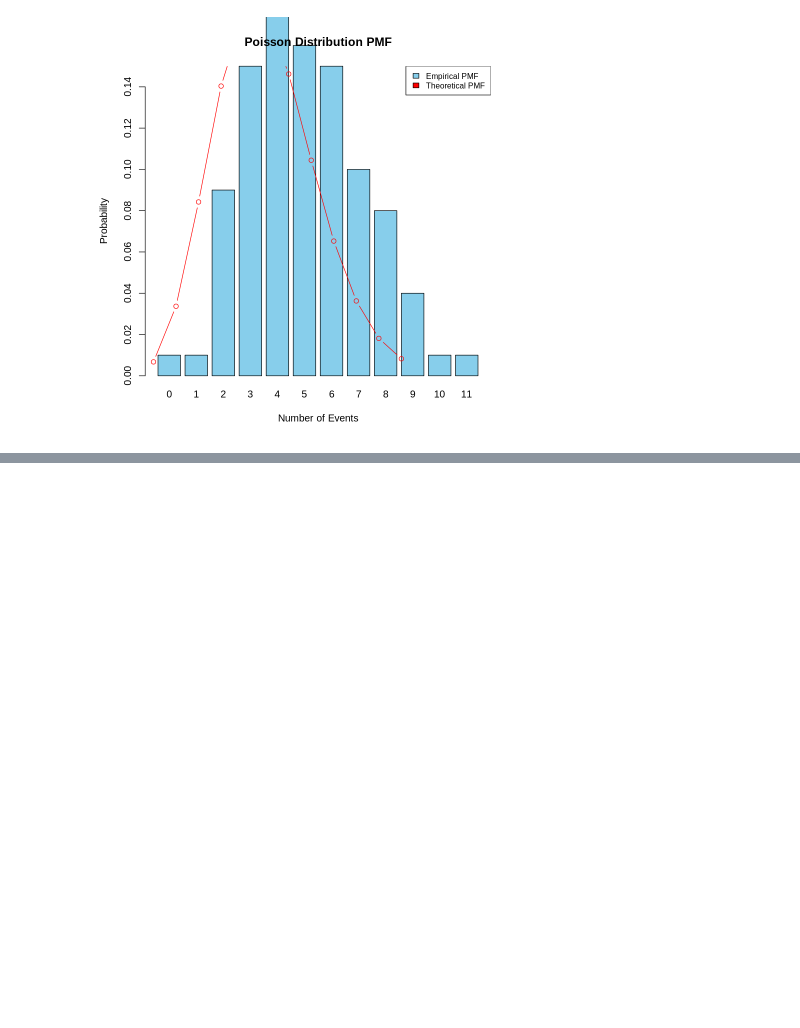
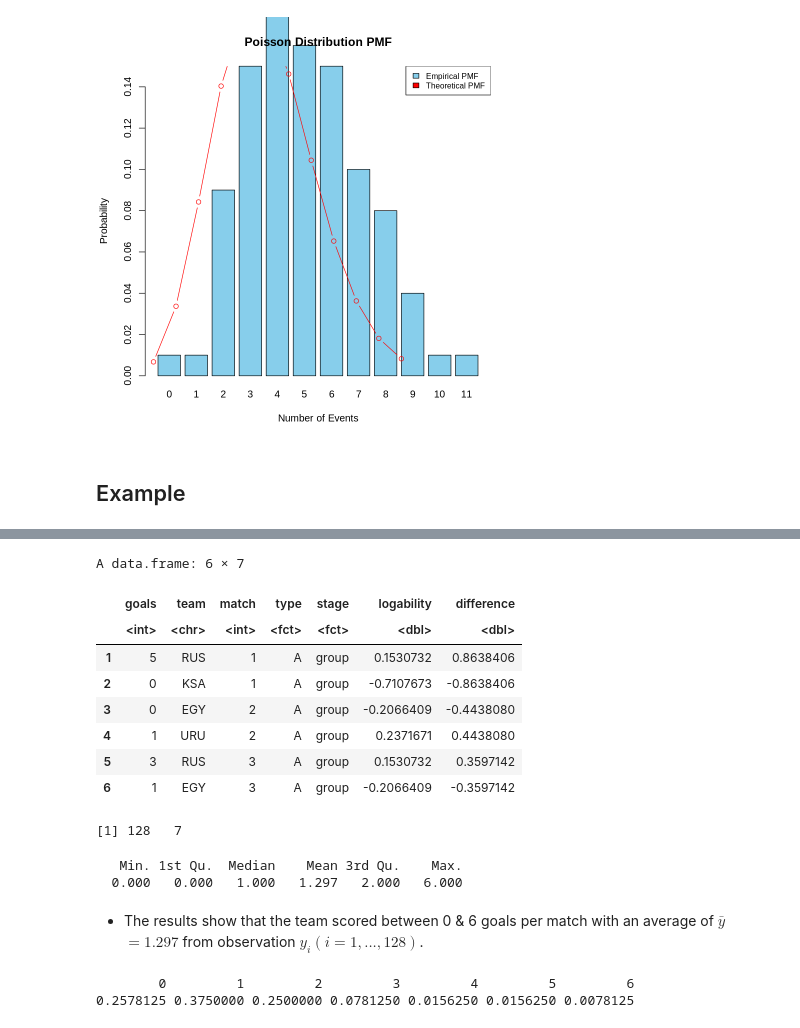
Before and after one commit to SopheaEd/Learning-Code, a Jupyter notebook: poisson_distribution_R.ipynb, the cells around one changed output, grey strips where cells are left out. Drawn from its saved outputs; the diff is of its cells as text; code cells hidden in the pictures; blank space fills up the shorter version.

```diff
--- a/poisson_distribution_R.ipynb
+++ b/poisson_distribution_R.ipynb
@@ -118,3 +119,10 @@ legend("topright", legend = c("Empirical PMF", "Theoretical PMF"),
        cex = 0.8)
 # %% [output]
 [figure]
+# %% [markdown]
+## Example
+# %%
+install.packages('distributions3')
+data("FIFA2018", package = "distributions3")
+head(FIFA2018)
+# %% [output]
@@ -120,0 +131,27 @@ legend("topright", legend = c("Empirical PMF", "Theoretical PMF"),
+A data.frame: 6 × 7
+|  | goals | team | match | type | stage | logability | difference |
+|  | <int> | <chr> | <int> | <fct> | <fct> | <dbl> | <dbl> |
+| 1 | 5 | RUS | 1 | A | group | 0.1530732 | 0.8638406 |
+| 2 | 0 | KSA | 1 | A | group | -0.7107673 | -0.8638406 |
+| 3 | 0 | EGY | 2 | A | group | -0.2066409 | -0.4438080 |
+| 4 | 1 | URU | 2 | A | group | 0.2371671 | 0.4438080 |
+| 5 | 3 | RUS | 3 | A | group | 0.1530732 | 0.3597142 |
+| 6 | 1 | EGY | 3 | A | group | -0.2066409 | -0.3597142 |
+# %%
+dim(FIFA2018)
+# %% [output]
+[1] 128   7
+# %%
+summary(FIFA2018$goals)
+# %% [output]
+   Min. 1st Qu.  Median    Mean 3rd Qu.    Max.
+  0.000   0.000   1.000   1.297   2.000   6.000
+# %% [markdown]
+- The results show that the team scored between 0 & 6 goals per match with an average of $\bar y$ $= 1.297$ from observation $y_i (i = 1, ..., 128)$.
+# %%
+# Relative frequency
+observed <- prop.table(table(FIFA2018$goals)) # using proportion table
+print(observed)
+# %% [output]
+        0         1         2         3         4         5         6
+0.2578125 0.3750000 0.2500000 0.0781250 0.0156250 0.0156250 0.0078125
```
Also changed, not shown: parts of 5 cells of this notebook.
